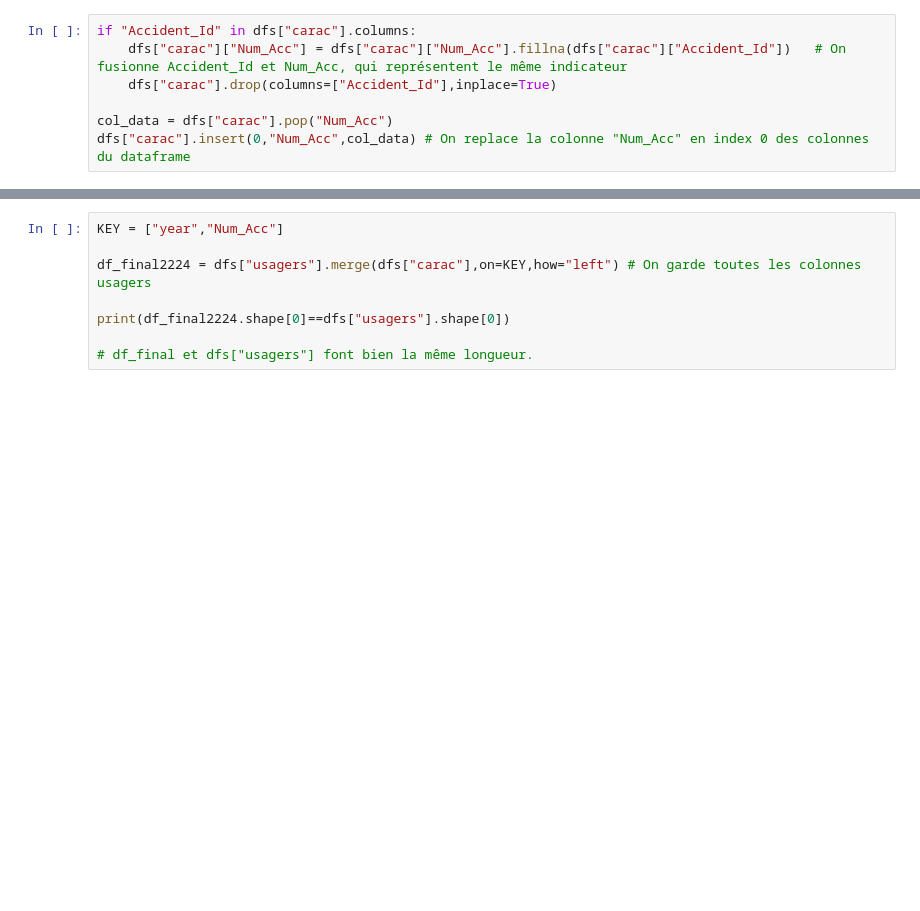
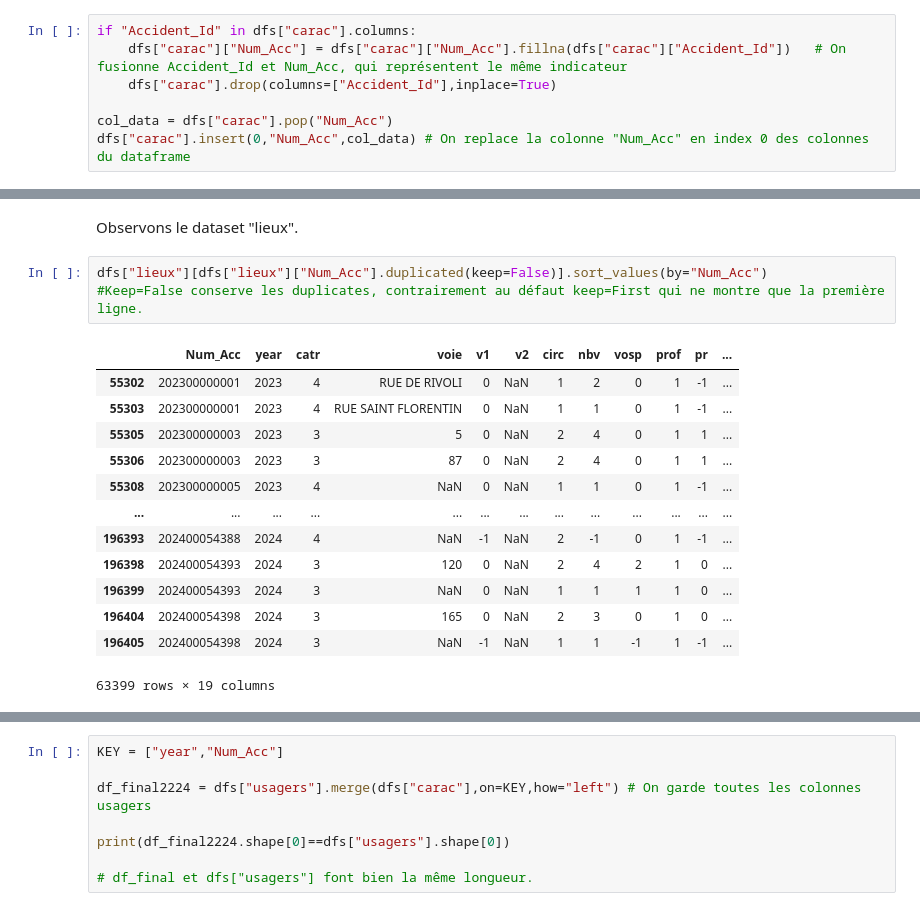
Before and after one commit to hobbit-joufflu/Predict-Traffic-Accident-Severity, a Jupyter notebook: code.ipynb, the cells around one changed output, grey strips where cells are left out. Cells and saved outputs as stored; diff of their text form; blank space fills up the shorter version.

Commit message:
Added the 'Lieux' dataset. Continued on choosing which features to drop (either because uninformative or too noisy)

```diff
--- a/code.ipynb
+++ b/code.ipynb
@@ -170,0 +179,19 @@ dfs["carac"]
+# %% [markdown]
+Observons le dataset "lieux".
+# %%
+dfs["lieux"][dfs["lieux"]["Num_Acc"].duplicated(keep=False)].sort_values(by="Num_Acc")
+#Keep=False conserve les duplicates, contrairement au défaut keep=First qui ne montre que la première ligne.
+# %% [output]
+|  | Num_Acc | year | catr | voie | v1 | v2 | circ | nbv | vosp | prof | pr | ... |
+| 55302 | 202300000001 | 2023 | 4 | RUE DE RIVOLI | 0 | NaN | 1 | 2 | 0 | 1 | -1 | ... |
+| 55303 | 202300000001 | 2023 | 4 | RUE SAINT FLORENTIN | 0 | NaN | 1 | 1 | 0 | 1 | -1 | ... |
+| 55305 | 202300000003 | 2023 | 3 | 5 | 0 | NaN | 2 | 4 | 0 | 1 | 1 | ... |
+| 55306 | 202300000003 | 2023 | 3 | 87 | 0 | NaN | 2 | 4 | 0 | 1 | 1 | ... |
+| 55308 | 202300000005 | 2023 | 4 | NaN | 0 | NaN | 1 | 1 | 0 | 1 | -1 | ... |
+| ... | ... | ... | ... | ... | ... | ... | ... | ... | ... | ... | ... | ... |
+| 196393 | 202400054388 | 2024 | 4 | NaN | -1 | NaN | 2 | -1 | 0 | 1 | -1 | ... |
+| 196398 | 202400054393 | 2024 | 3 | 120 | 0 | NaN | 2 | 4 | 2 | 1 | 0 | ... |
+| 196399 | 202400054393 | 2024 | 3 | NaN | 0 | NaN | 1 | 1 | 1 | 1 | 0 | ... |
+| 196404 | 202400054398 | 2024 | 3 | 165 | 0 | NaN | 2 | 3 | 0 | 1 | 0 | ... |
+| 196405 | 202400054398 | 2024 | 3 | NaN | -1 | NaN | 1 | 1 | -1 | 1 | -1 | ... |
+63399 rows × 19 columns
```
Also changed, not shown: parts of 18 cells of this notebook.
